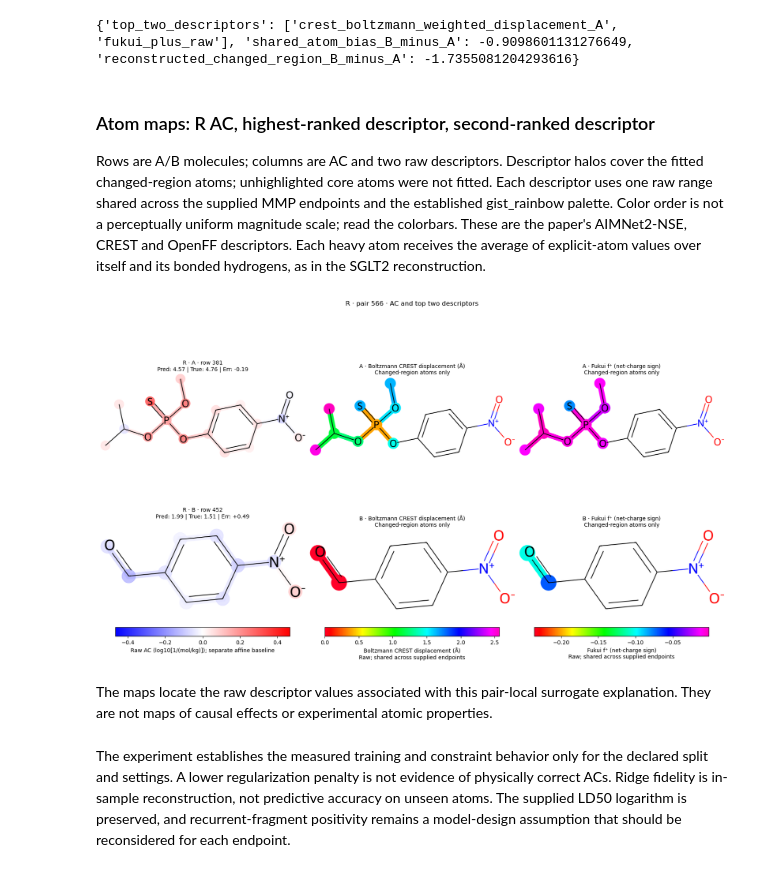
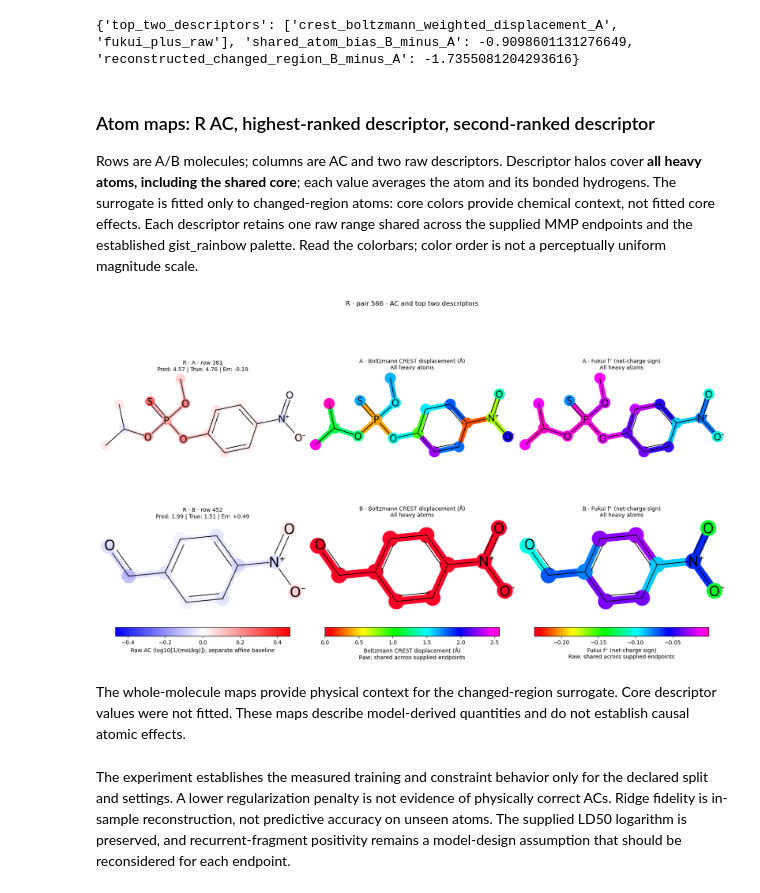
Before and after one commit to yu-tateyan-15/XAI-Chem-SPIRE, a Jupyter notebook: test_sample/ld50_toxicity.ipynb, the cells around one changed output. Cells and saved outputs as stored; diff of their text form; code cells hidden in the pictures.

Commit message:
Explain physical descriptors and map the shared molecular core

```diff
--- a/test_sample/ld50_toxicity.ipynb
+++ b/test_sample/ld50_toxicity.ipynb
@@ -440,22 +441,22 @@ print({"top_two_descriptors": top_descriptors,
 # %% [markdown]
 ### Atom maps: R AC, highest-ranked descriptor, second-ranked descriptor
 
-Rows are A/B molecules; columns are AC and two raw descriptors. Descriptor halos cover the fitted changed-region atoms; unhighlighted core atoms were not fitted. Each descriptor uses one raw range shared across the supplied MMP endpoints and the established gist_rainbow palette. Color order is not a perceptually uniform magnitude scale; read the colorbars. These are the paper's AIMNet2-NSE, CREST and OpenFF descriptors. Each heavy atom receives the average of explicit-atom values over itself and its bonded hydrogens, as in the SGLT2 reconstruction.
+Rows are A/B molecules; columns are AC and two raw descriptors. Descriptor halos cover **all heavy atoms, including the shared core**; each value averages the atom and its bonded hydrogens. The surrogate is fitted only to changed-region atoms: core colors provide chemical context, not fitted core effects. Each descriptor retains one raw range shared across the supplied MMP endpoints and the established gist_rainbow palette. Read the colorbars; color order is not a perceptually uniform magnitude scale.
 # %%
 from xai_chem.plotting import plot_pair_descriptor_maps
-# Show raw descriptor values on the same changed atoms that entered the surrogate.
+# Map raw descriptor values across the whole molecule, including the shared core.
 figure, descriptor_map_audit = plot_pair_descriptor_maps(
-    completed["R"], descriptors, fitted.atoms,
+    completed["R"], descriptors,
     source_rows=[example_pair.i_id, example_pair.j_id], top_descriptors=top_descriptors,
     symmetric_limit=shared_limit, unit_label=TARGET_UNITS,
 )
 figure.suptitle(f"R · pair {example_pair.pair_id} · AC and top two descriptors")
 save_publication_figure(figure, run_root / "vis" / "R_AC_top_descriptors_2x3.png")
 descriptor_map_audit.to_csv(run_root / "descriptor_map_atom_values.csv", index=False)
 display(figure); plt.close(figure)
 # %% [output]
-[figure, old version]
+[figure, new version]
 # %% [markdown]
-The maps locate the raw descriptor values associated with this pair-local surrogate explanation. They are not maps of causal effects or experimental atomic properties.
+The whole-molecule maps provide physical context for the changed-region surrogate. Core descriptor values were not fitted. These maps describe model-derived quantities and do not establish causal atomic effects.
 # %% [markdown]
 The experiment establishes the measured training and constraint behavior only for the declared split and settings. A lower regularization penalty is not evidence of physically correct ACs. Ridge fidelity is in-sample reconstruction, not predictive accuracy on unseen atoms. The supplied LD50 logarithm is preserved, and recurrent-fragment positivity remains a model-design assumption that should be reconsidered for each endpoint.
```
Also changed, not shown: parts of 1 cell of this notebook, 6 other files.
